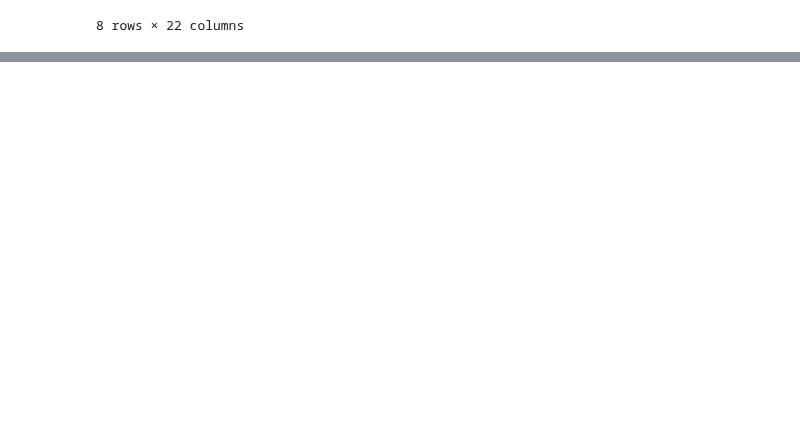
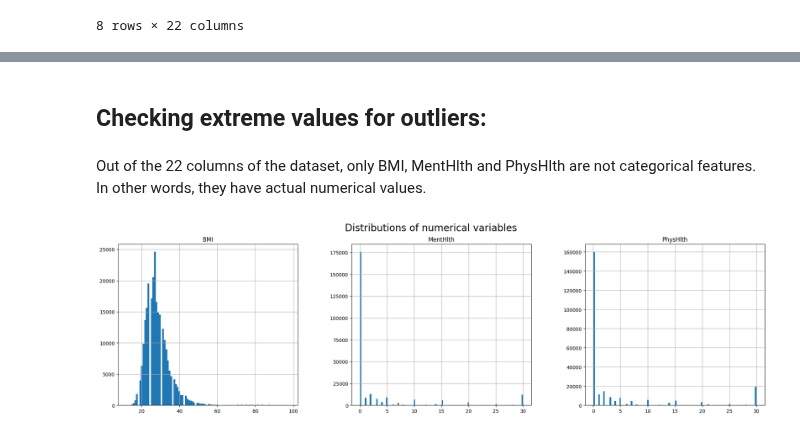
Before and after one commit to AliGarAlon/Diabetes_Project, a Jupyter notebook: diabetes_model.ipynb, the cells around one changed output, grey strips where cells are left out. Saved outputs shown, nothing was run; the diff lists cells and outputs as text; code cells hidden in the pictures; blank space fills up the shorter version.

```diff
--- a/diabetes_model.ipynb
+++ b/diabetes_model.ipynb
@@ -33,0 +60,11 @@ df.describe()
+# %% [markdown]
+## Checking extreme values for outliers:
+# %% [markdown]
+Out of the 22 columns of the dataset, only BMI, MentHlth and PhysHlth are not categorical features. In other words, they have actual numerical values.
+# %%
+df_numerical = df[['BMI','MentHlth','PhysHlth']]
+df_numerical.hist(figsize=(24, 6), bins=100, layout=(1,3))
+plt.suptitle("Distributions of numerical variables", fontsize=20)
+plt.show()
+# %% [output]
+[figure, added]
```
Also changed, not shown: parts of 6 cells of this notebook.
